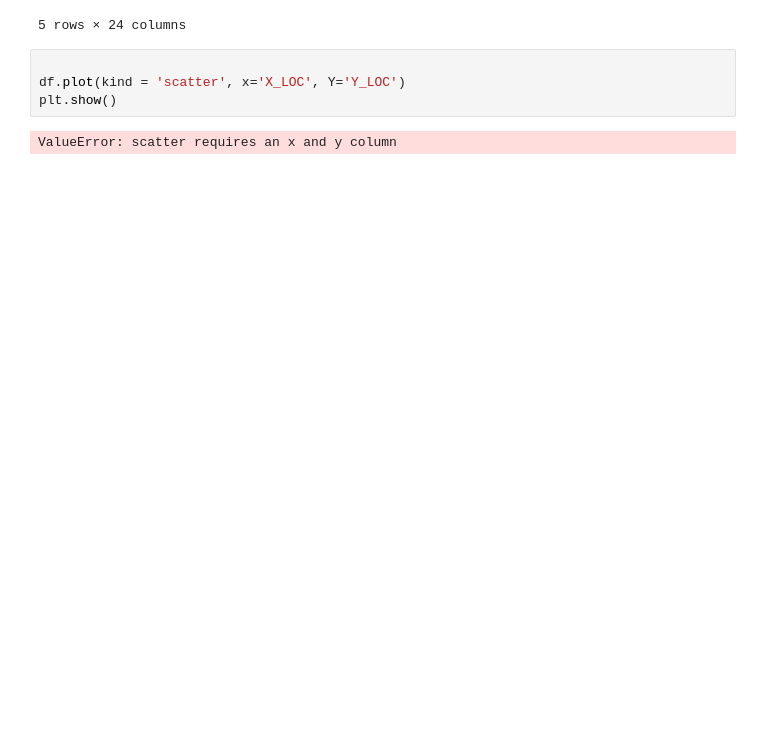
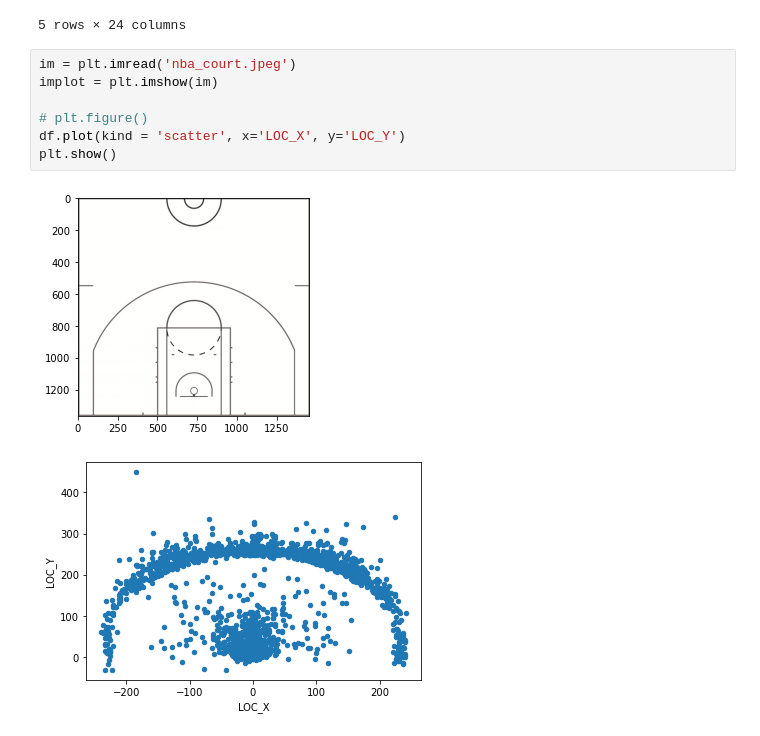
Before and after one commit to Zdolny99/NBA_shot_analysis, a Jupyter notebook: visualize.ipynb, the cells around one changed output. Drawn from its saved outputs; the diff is of its cells as text; blank space fills up the shorter version.

```diff
--- a/visualize.ipynb
+++ b/visualize.ipynb
@@ -14,9 +14,13 @@ df[:5]
 | 3 | Shot Chart Detail | 21800009 | 103 | 201935 | James Harden | 1610612745 | Houston Rockets | 1 | ... |
 | 4 | Shot Chart Detail | 21800009 | 246 | 201935 | James Harden | 1610612745 | Houston Rockets | 2 | ... |
 5 rows × 24 columns
-# %%
-
-df.plot(kind = 'scatter', x='X_LOC', Y='Y_LOC')
-plt.show()
-# %% [output]
-ValueError: scatter requires an x and y column
+# %%
+im = plt.imread('nba_court.jpeg')
+implot = plt.imshow(im)
+
+# plt.figure()
+df.plot(kind = 'scatter', x='LOC_X', y='LOC_Y')
+plt.show()
+# %% [output]
+[figure, added]
+[figure, added]
```
Also changed, not shown: parts of 2 cells of this notebook.
